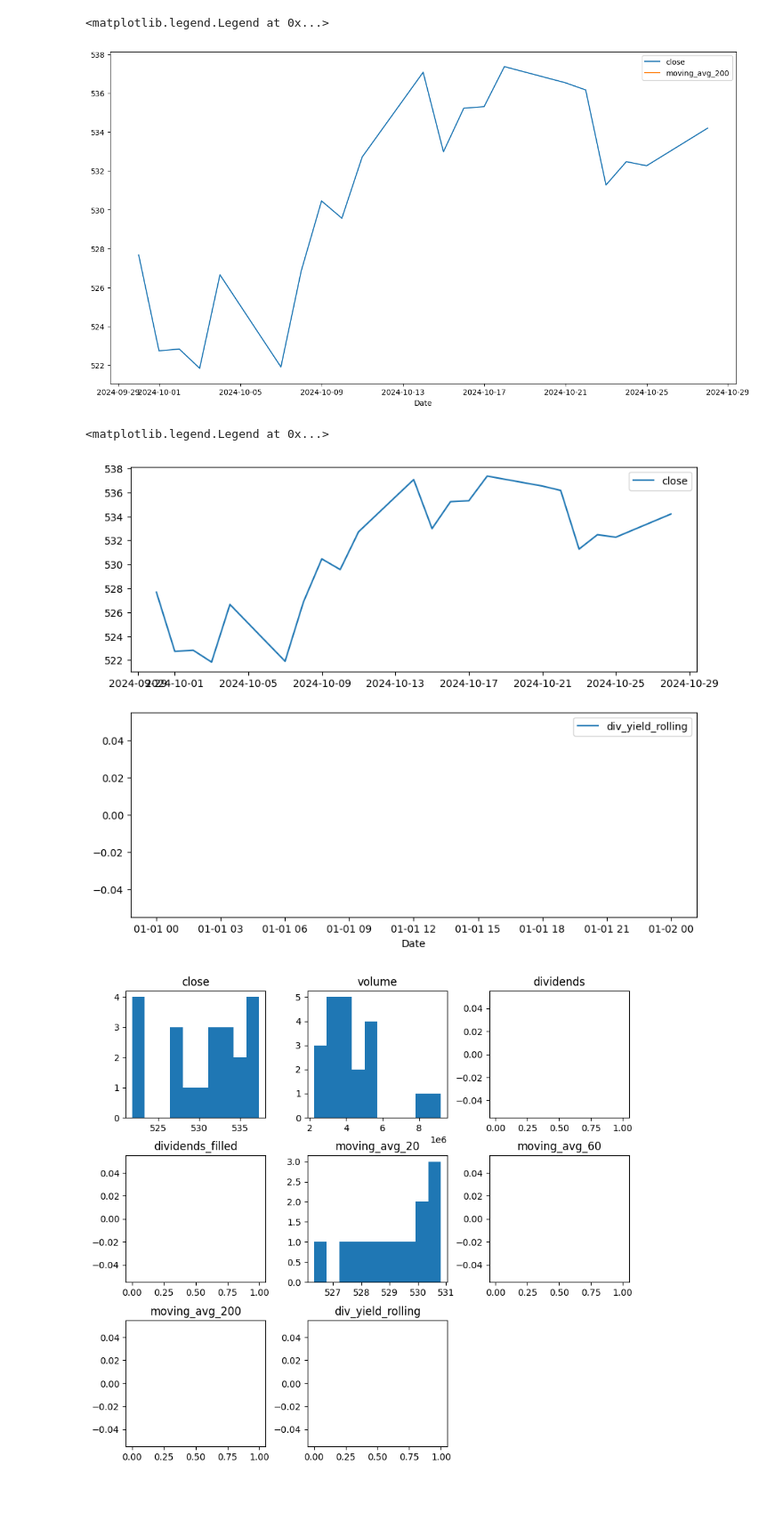
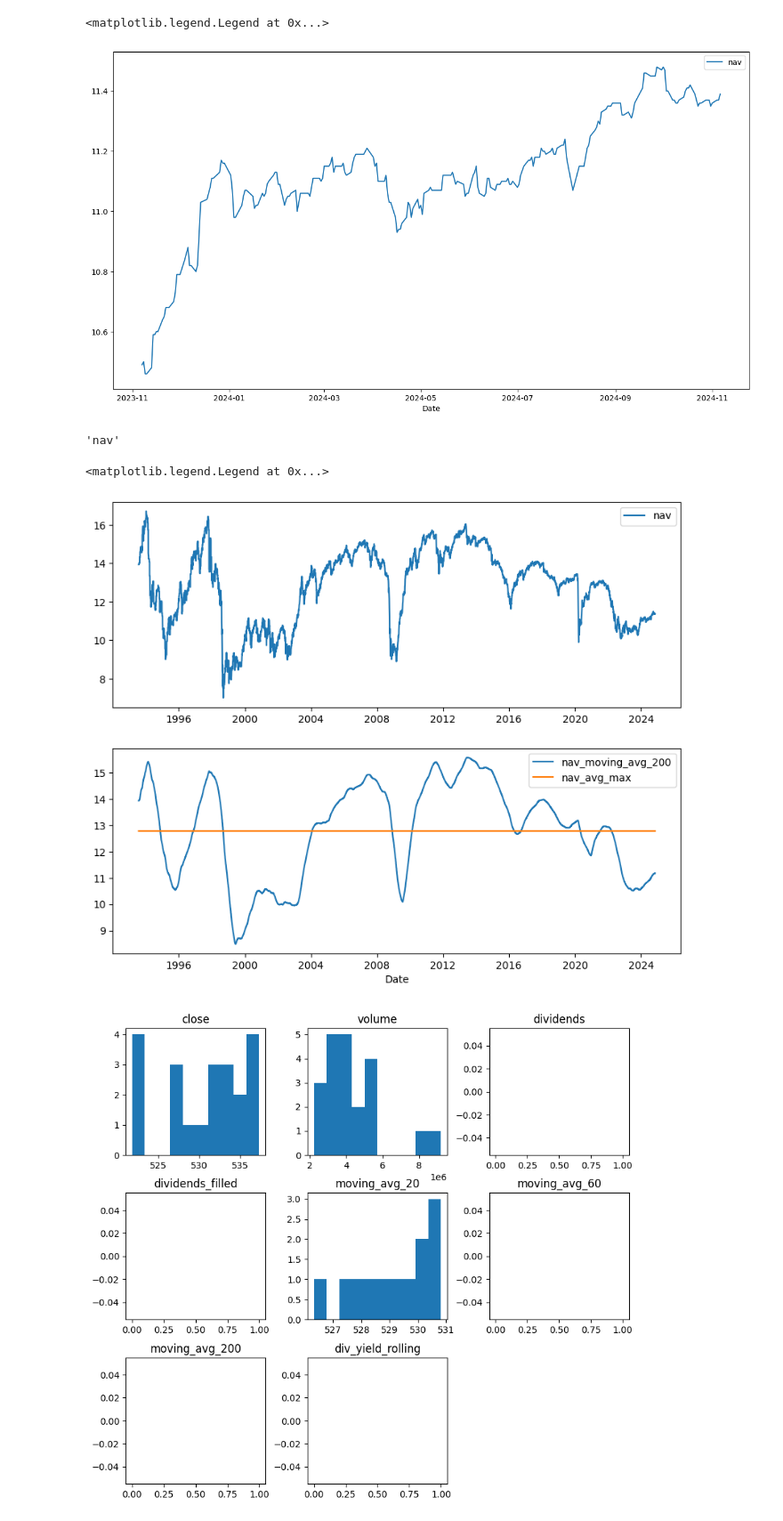
Before and after one commit to sseamonds/stock_data_tracker, a Jupyter notebook: notebooks/stock_data_plots.ipynb, the cells around one changed output. Shown at 89% size. Cells and saved outputs as stored; diff of their text form; code cells hidden in the pictures; blank space fills up the shorter version.

Commit message:
code for stock/cef nava and price data

```diff
--- a/notebooks/stock_data_plots.ipynb
+++ b/notebooks/stock_data_plots.ipynb
@@ -19,15 +21,6 @@ warnings.simplefilter('ignore')
 #
 # Grab data in pyspark dataframe
 #
-
-# I made a 'data' dir (not checked in) at the same level as this 'notebooks' dir for exploratory data
-#stock_input_path = "../data/VOO_max_stock_metrics.parquet"
-#stock_input_path = "/Users/seanseamonds/Dev/stock_data_temp/VOO_1d_historical.parquet"
-#stock_input_path = "/Users/seanseamonds/Dev/stock_data_temp/VOO_1d_historical.parquet"
-#stock_input_path = "/Users/seanseamonds/Downloads/VOO_1d_historical.parquet"
-#stock_input_path = "/Users/seanseamonds/Dev/stock_data_temp/VOO_1d_closing_data_cleaned.parquet"
-#stock_input_path = "/Users/seanseamonds/Downloads/VOO_1d_closing_data_cleaned (2).parquet"
-#stock_input_path = "/Users/seanseamonds/Dev/git/github/stock_data_tracker/data/VOO_1mo_stock_metrics.parquet"
-stock_input_path = "/Users/seanseamonds/Downloads/VOO_3mo_stock_metrics.parquet"
+stock_input_path = "/Users/seanseamonds/Downloads/XAWFX_1y_calcs.parquet"
 
 df = pd.read_parquet(stock_input_path)
@@ -76,7 +61,7 @@ pd.set_option('plotting.backend', 'matplotlib')
 #
 # Line graph columns over time
 #
-cols_to_plot = ['close', 'moving_avg_200']
+cols_to_plot = ['nav']
 
 df_plot = df[cols_to_plot]
 
@@ -94,39 +79,48 @@ axs.plot(df_plot.index,
 axs.legend(cols_to_plot)
 # %% [output]
 <matplotlib.legend.Legend at 0x...>
-[figure, old version]
+[figure, new version]
+# %%
+full_path = "data/nav/AWF_max_historical.csv"
+def get_prefix_from_full_path(full_path):
+    full_path_list = full_path.split("/")
+    return full_path_list[len(full_path_list)-2]
+
+get_prefix_from_full_path(
+# %% [output]
+'nav'
 # %%
 #
 # plot multiple combos of columns, side by side for comparison
 #
 
 # specify number of subplots, allows to refer to them in an indexed manner
 fig, axs = plt.subplots(2)
 
 # set x label once as it's the same values/range
 plt.xlabel('Date')
 
 # figure level settings
 fig.set_size_inches((10, 8))
 
 # Using plt.plot() seems to keep previous info, It was values from both datasets on the same axis
 # Using axs seems to treat each subplot separately, but also seems to look at the overall range
 #   of all the data sets in building it's Y axis
 
 # Plot 1
-plot_cols = ['close']
+plot_cols = ['nav']
 axs[0].plot(df.index, df[plot_cols]
 )
 axs[0].legend(plot_cols)
 
 # Plot 2
-plot_cols = ['div_yield_rolling']
+plot_cols = ['nav_moving_avg_200', 'nav_avg_max']
 axs[1].plot(df.index, df[plot_cols]
 )
 axs[1].legend(plot_cols)
 # %% [output]
 <matplotlib.legend.Legend at 0x...>
-[figure, old version]
+[figure, new version]
 # %%
 #
 # Histograms
```
Also changed, not shown: parts of 4 cells of this notebook, 9 other files.
